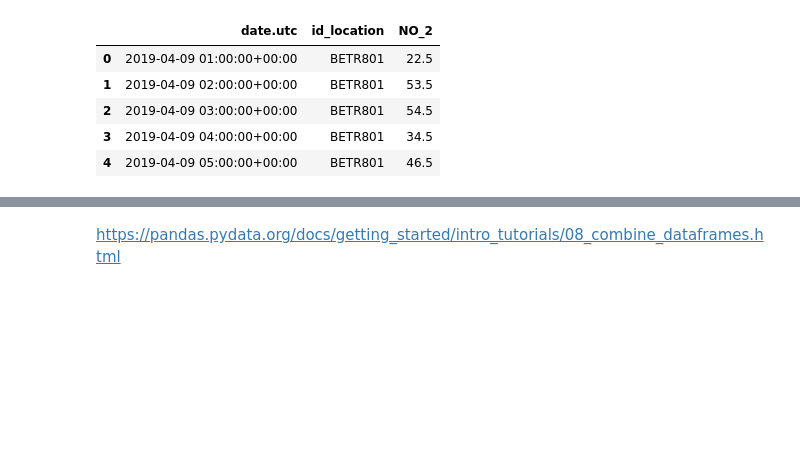
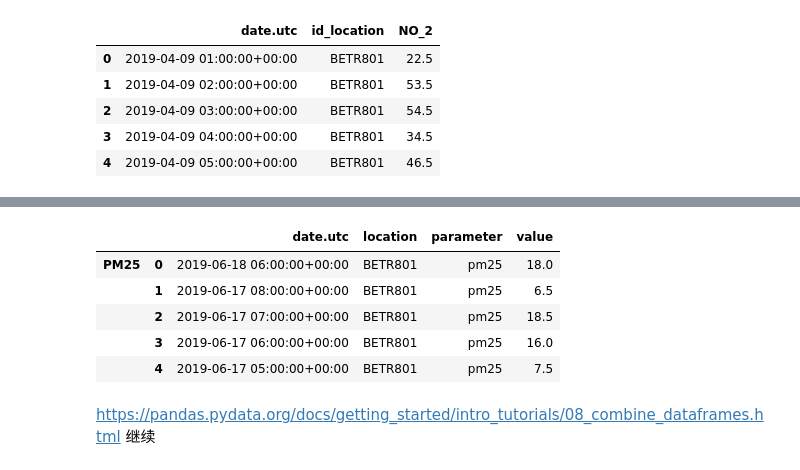
Before and after one commit to DaliangChen/datavista, a Jupyter notebook: note/pandas/pandas.ipynb, the cells around one changed output, grey strips where cells are left out. Cells and saved outputs as stored; diff of their text form; code cells hidden in the pictures; blank space fills up the shorter version.

```diff
--- a/note/pandas/pandas.ipynb
+++ b/note/pandas/pandas.ipynb
@@ -625,3 +625,9 @@ no_2.head()
 | 2 | 2019-04-09 03:00:00+00:00 | BETR801 | 54.5 |
 | 3 | 2019-04-09 04:00:00+00:00 | BETR801 | 34.5 |
 | 4 | 2019-04-09 05:00:00+00:00 | BETR801 | 46.5 |
+# %%
+air_quality_no2 = pd.read_csv("data/air_quality_no2_long.csv", parse_dates=True)
+
+air_quality_no2 = air_quality_no2[["date.utc", "location", "parameter", "value"]]
+
+air_quality_no2.head()
@@ -627,0 +641,10 @@ no_2.head()
+# %%
+air_quality_pm25 = pd.read_csv("data/air_quality_pm25_long.csv",
+                               parse_dates=True)
+
+
+air_quality_pm25 = air_quality_pm25[["date.utc", "location",
+                                     "parameter", "value"]]
+
+
+air_quality_pm25.head()
@@ -628,2 +671,13 @@ no_2.head()
+# %%
+air_quality_ = pd.concat([air_quality_pm25, air_quality_no2], keys=["PM25", "NO2"])
+
+air_quality_.head()
+# %% [output]
+|  |  | date.utc | location | parameter | value |
+| PM25 | 0 | 2019-06-18 06:00:00+00:00 | BETR801 | pm25 | 18.0 |
+|  | 1 | 2019-06-17 08:00:00+00:00 | BETR801 | pm25 | 6.5 |
+|  | 2 | 2019-06-17 07:00:00+00:00 | BETR801 | pm25 | 18.5 |
+|  | 3 | 2019-06-17 06:00:00+00:00 | BETR801 | pm25 | 16.0 |
+|  | 4 | 2019-06-17 05:00:00+00:00 | BETR801 | pm25 | 7.5 |
 # %% [markdown]
-https://pandas.pydata.org/docs/getting_started/intro_tutorials/08_combine_dataframes.html
+https://pandas.pydata.org/docs/getting_started/intro_tutorials/08_combine_dataframes.html 继续
```
Also changed, not shown: parts of 4 cells of this notebook, 2 other files.
